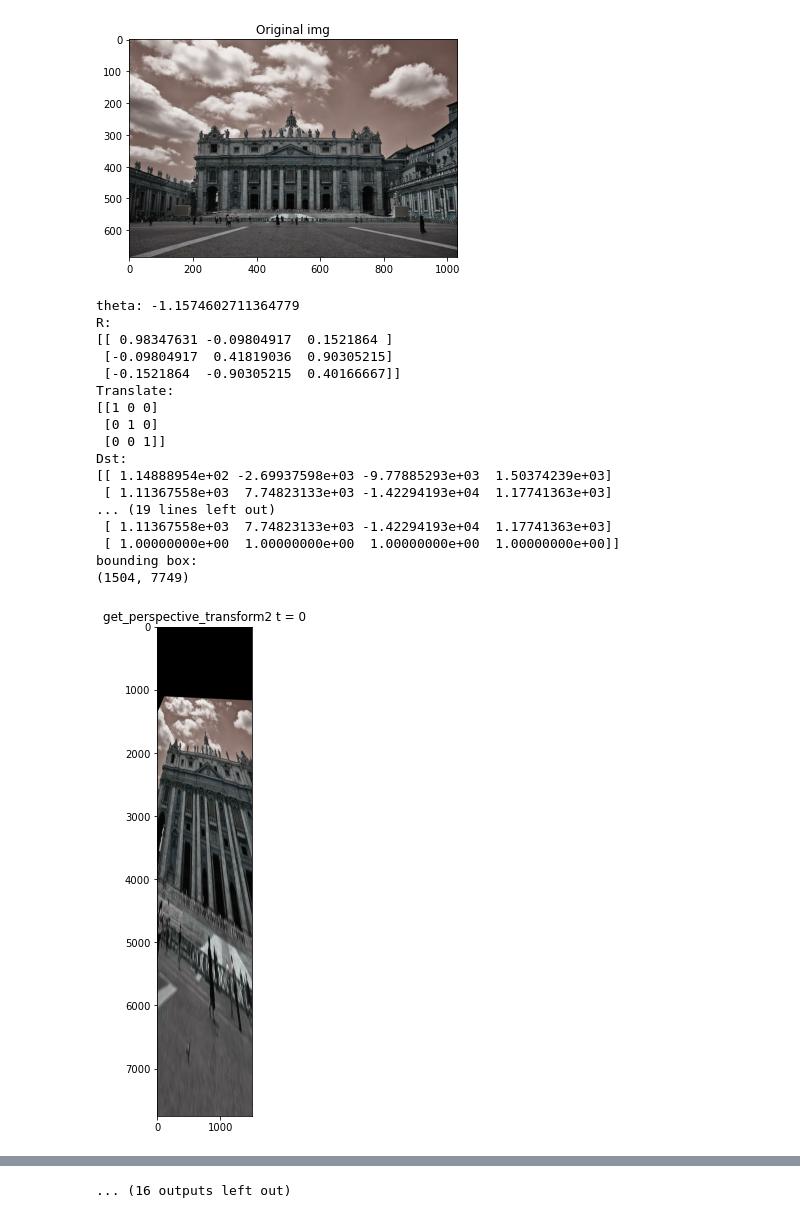
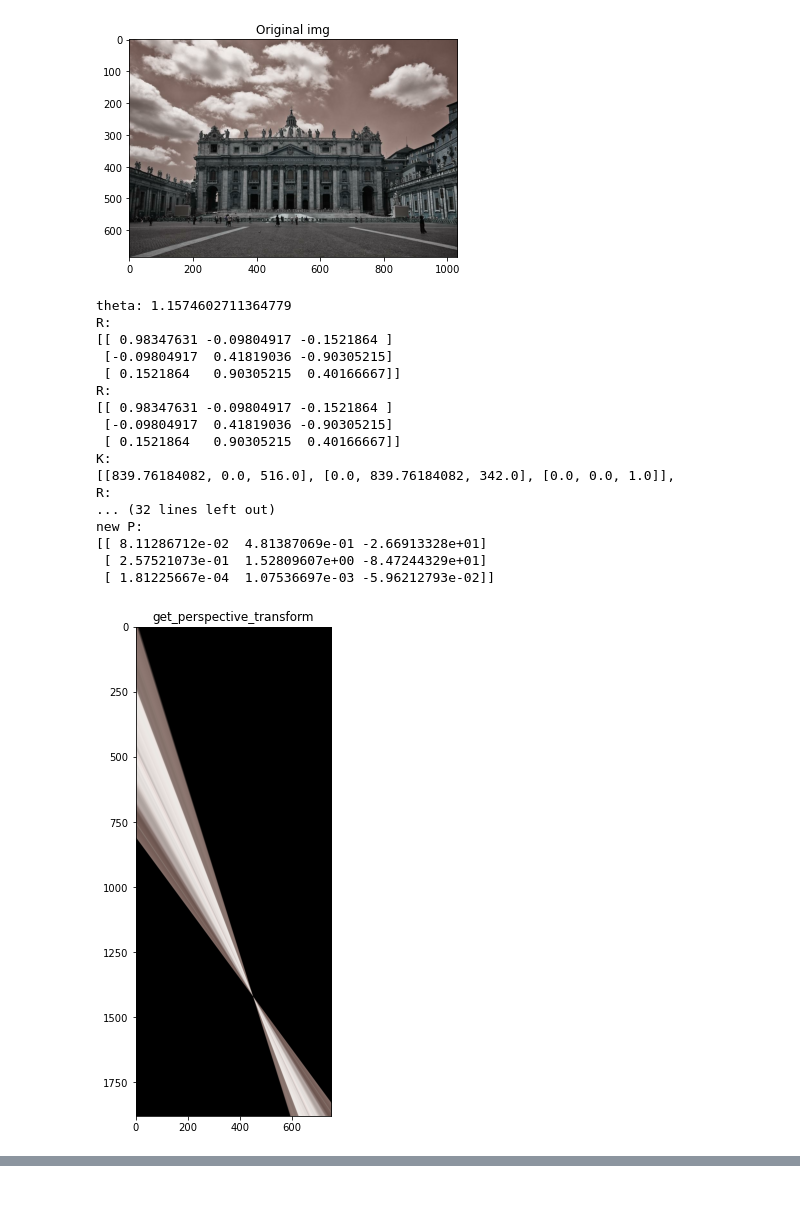
Before and after one commit to vicsyl/extreme_two_view_matching_private, a Jupyter notebook: rectification_bug.ipynb, the cells around one changed output, grey strips where cells are left out. Saved outputs shown, nothing was run; the diff lists cells and outputs as text; code cells hidden in the pictures.

```diff
--- a/rectification_bug.ipynb
+++ b/rectification_bug.ipynb
@@ -46,6 +46,7 @@ def get_rectification_rotation(normal, rotation_factor=1.0):
     R = get_rotation_matrix(unit_rotation_vector, theta)
     det = np.linalg.det(R)
     assert math.fabs(det - 1.0) < 0.0001
+    print("R:\n{}".format(R))
     return R
 
 
@@ -53,16 +54,16 @@ def show_transormation(K, normal):
     R = get_rectification_rotation(normal, rotation_factor=1.0)
     print("R:\n{}".format(R))
 
-    for t in range(0, 6000, 500):
+    #for t in range(0, 6000, 500):
 
-        T, bounding_box = get_perspective_transform2(R, K, 0, t, scale=1.0)
+#     T, bounding_box = get_perspective_transform2(R, K, 0, 0, scale=1.0)
 
-        rectified = cv.warpPerspective(img, T, bounding_box)
+#     rectified = cv.warpPerspective(img, T, bounding_box)
 
-        plt.figure(figsize=(9, 9))
-        plt.title("get_perspective_transform2 t = {}".format(t))
-        plt.imshow(rectified)
-        plt.show()
+#     plt.figure(figsize=(9, 9))
+#     plt.title("get_perspective_transform2")
+#     plt.imshow(rectified)
+#     plt.show()
 
     T, bounding_box = get_perspective_transform(R, K, scale=1.0)
 
@@ -87,13 +88,14 @@ def get_perspective_transform(R, K, scale=1.0):
         coords = make_homogeneous(coords)
 
         # I really think I need K (even if estimated)
+        print("K:\n{},\nR:\n{},\nK_inv: {}".format(K, R, K_inv))
         P = K @ R @ K_inv
+        print("original P:\n{}".format(P))
         if scale != 1.0:
             unscaled = False
-            print("original P:\n{}".format(P))
             #scale = scale * 10
             print("scale: {}".format(scale))
-            P[:2, :] *= scale**2
+            P[:2, :] *= scale
 
         new_coords = P @ coords
         new_coords = new_coords / new_coords[2, :]
@@ -120,8 +122,8 @@ def get_perspective_transform(R, K, scale=1.0):
     translate_vec_new = (-np.min(dst[0]), -np.min(dst[1]))
 
     translate_matrix_new = np.array([
-        [1, 0, -translate_vec_new[0]],
-        [0, 1, -translate_vec_new[1]],
+        [1, 0, translate_vec_new[0]],
+        [0, 1, translate_vec_new[1]],
         [0, 0, 1],
     ])
 
@@ -139,13 +141,13 @@ def get_perspective_transform(R, K, scale=1.0):
     print("scaled P:\n{}".format(P))
     print("translate_matrix:\n{}".format(translate_matrix_new))
     translate_matrix_new_inv = np.linalg.inv(translate_matrix_new)
-    P = translate_matrix_new @ P @ translate_matrix_new_inv
+    P = translate_matrix_new @ P # @ translate_matrix_new_inv
     #P[:2, :] *= scale
     #P = P + translate_matrix_new
     print("new P:\n{}".format(P))
     bounding_box_new = (math.ceil(np.max(dst[0])), math.ceil(np.max(dst[1])))
 
-    bounding_box_new = (4000, 4000)
+#    bounding_box_new = (4000, 4000)
 
     return P, bounding_box_new
 
@@ -221,48 +223,48 @@ plt.show()
 
 K = [[839.76184082,  0.,  516.],
      [  0.,          839.76184082,  342.],
      [  0.,          0.,        1.]]
 
 
-normal = np.array([-0.1521864, -0.90305215, 0.40166667])
+normal = -np.array([-0.1521864, -0.90305215, 0.40166667])
 show_transormation(K, normal)
 # %% [output]
 Diff: 0
 4950 valid pairs for diff 0
 Diff: 1
 4687 valid pairs for diff 1
 Diff: 2
 3365 valid pairs for diff 2
 Diff: 3
 1899 valid pairs for diff 3
 Diff: 4
 839 valid pairs for diff 4
 Diff: 5
 290 valid pairs for diff 5
 Diff: 6
 66 valid pairs for diff 6
 Diff: 7
 7 valid pairs for diff 7
 Diff: 8
 0 valid pairs for diff 8
 Diff: 9
 0 valid pairs for diff 9
 [figure]
-theta: -1.1574602711364779
+theta: 1.1574602711364779
 R:
-[[ 0.98347631 -0.09804917  0.1521864 ]
- [-0.09804917  0.41819036  0.90305215]
- [-0.1521864  -0.90305215  0.40166667]]
-Translate:
-[[1 0 0]
- [0 1 0]
- [0 0 1]]
-Dst:
-[[ 1.14888954e+02 -2.69937598e+03 -9.77885293e+03  1.50374239e+03]
- [ 1.11367558e+03  7.74823133e+03 -1.42294193e+04  1.17741363e+03]
-... (19 lines left out)
- [ 1.11367558e+03  7.74823133e+03 -1.42294193e+04  1.17741363e+03]
- [ 1.00000000e+00  1.00000000e+00  1.00000000e+00  1.00000000e+00]]
-bounding box:
-(1504, 7749)
+[[ 0.98347631 -0.09804917 -0.1521864 ]
+ [-0.09804917  0.41819036 -0.90305215]
+ [ 0.1521864   0.90305215  0.40166667]]
+R:
+[[ 0.98347631 -0.09804917 -0.1521864 ]
+ [-0.09804917  0.41819036 -0.90305215]
+ [ 0.1521864   0.90305215  0.40166667]]
+K:
+[[839.76184082, 0.0, 516.0], [0.0, 839.76184082, 342.0], [0.0, 0.0, 1.0]],
+R:
+... (32 lines left out)
+new P:
+[[ 8.11286712e-02  4.81387069e-01 -2.66913328e+01]
+ [ 2.57521073e-01  1.52809607e+00 -8.47244329e+01]
+ [ 1.81225667e-04  1.07536697e-03 -5.96212793e-02]]
-[figure, old version]
+[figure, new version]
@@ -341 +270,0 @@ bounding box:
-... (16 outputs left out)
```
Also changed, not shown: parts of 1 cell of this notebook.
